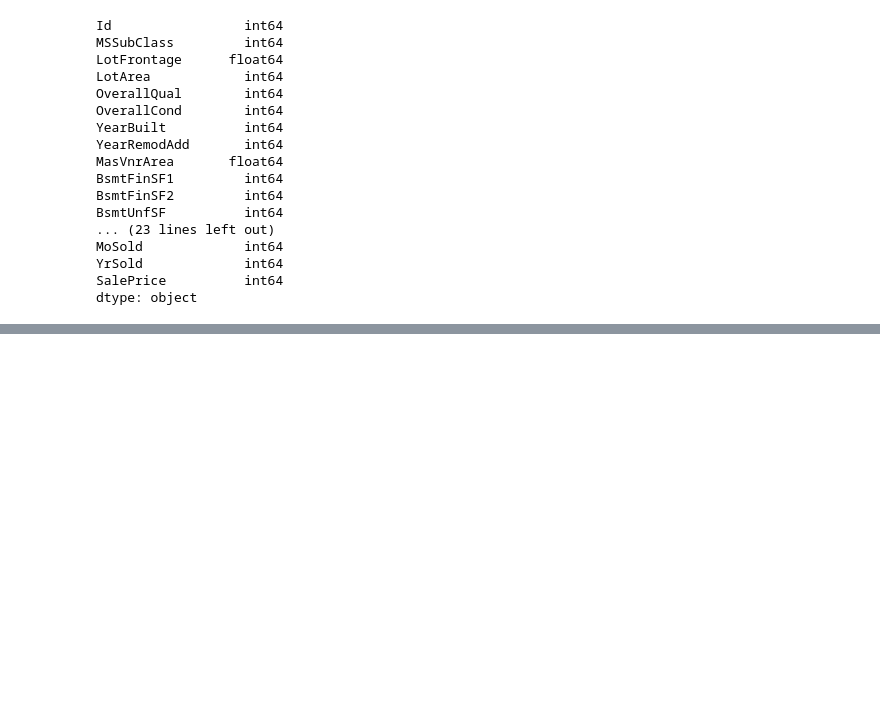
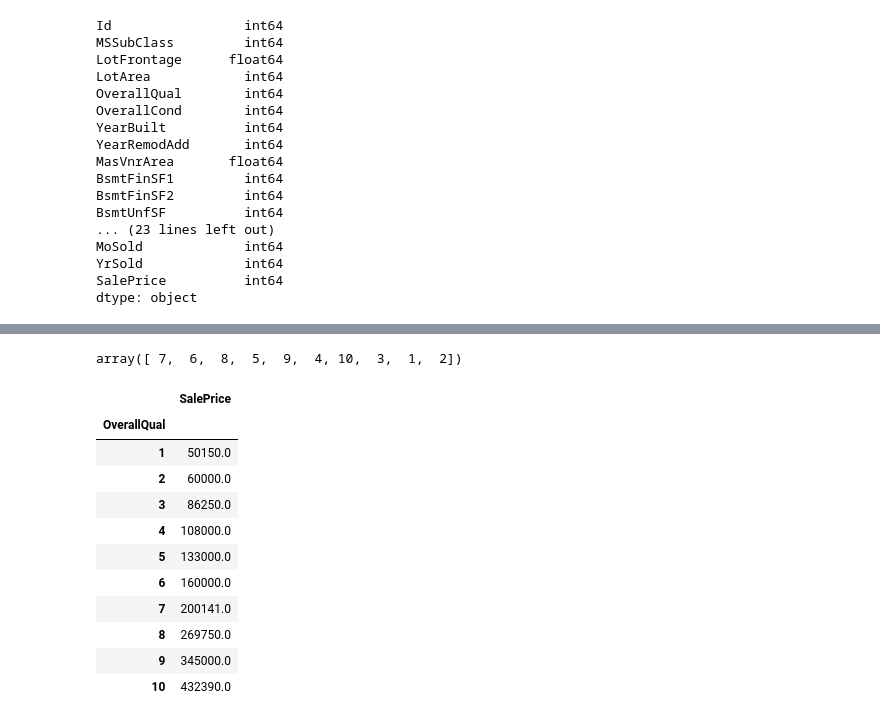
Before and after one commit to fahim2443/Ames-Iowa-house-price-prediction, a Jupyter notebook: work.ipynb, the cells around one changed output, grey strips where cells are left out. Saved outputs shown, nothing was run; the diff lists cells and outputs as text; code cells hidden in the pictures; blank space fills up the shorter version.

```diff
--- a/work.ipynb
+++ b/work.ipynb
@@ -118,0 +132,20 @@ dtype: object
+# %%
+train.OverallQual.unique()
+# %% [output]
+array([ 7,  6,  8,  5,  9,  4, 10,  3,  1,  2])
+# %%
+quality_pivot = train.pivot_table(index='OverallQual', values='SalePrice', aggfunc=np.median)
+quality_pivot
+# %% [output]
+|  | SalePrice |
+| OverallQual |  |
+| 1 | 50150.0 |
+| 2 | 60000.0 |
+| 3 | 86250.0 |
+| 4 | 108000.0 |
+| 5 | 133000.0 |
+| 6 | 160000.0 |
+| 7 | 200141.0 |
+| 8 | 269750.0 |
+| 9 | 345000.0 |
+| 10 | 432390.0 |
```
Also changed, not shown: parts of 5 cells of this notebook.
